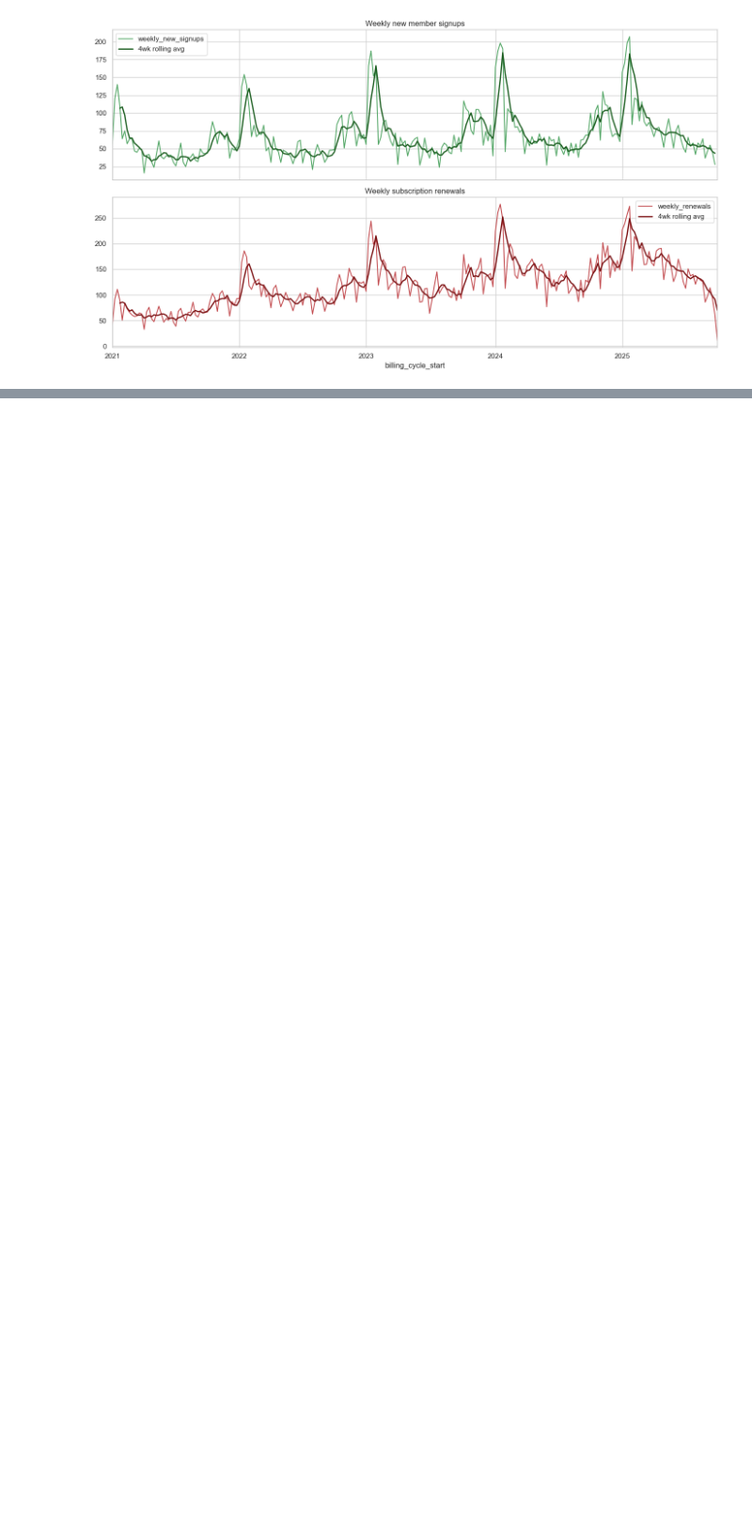
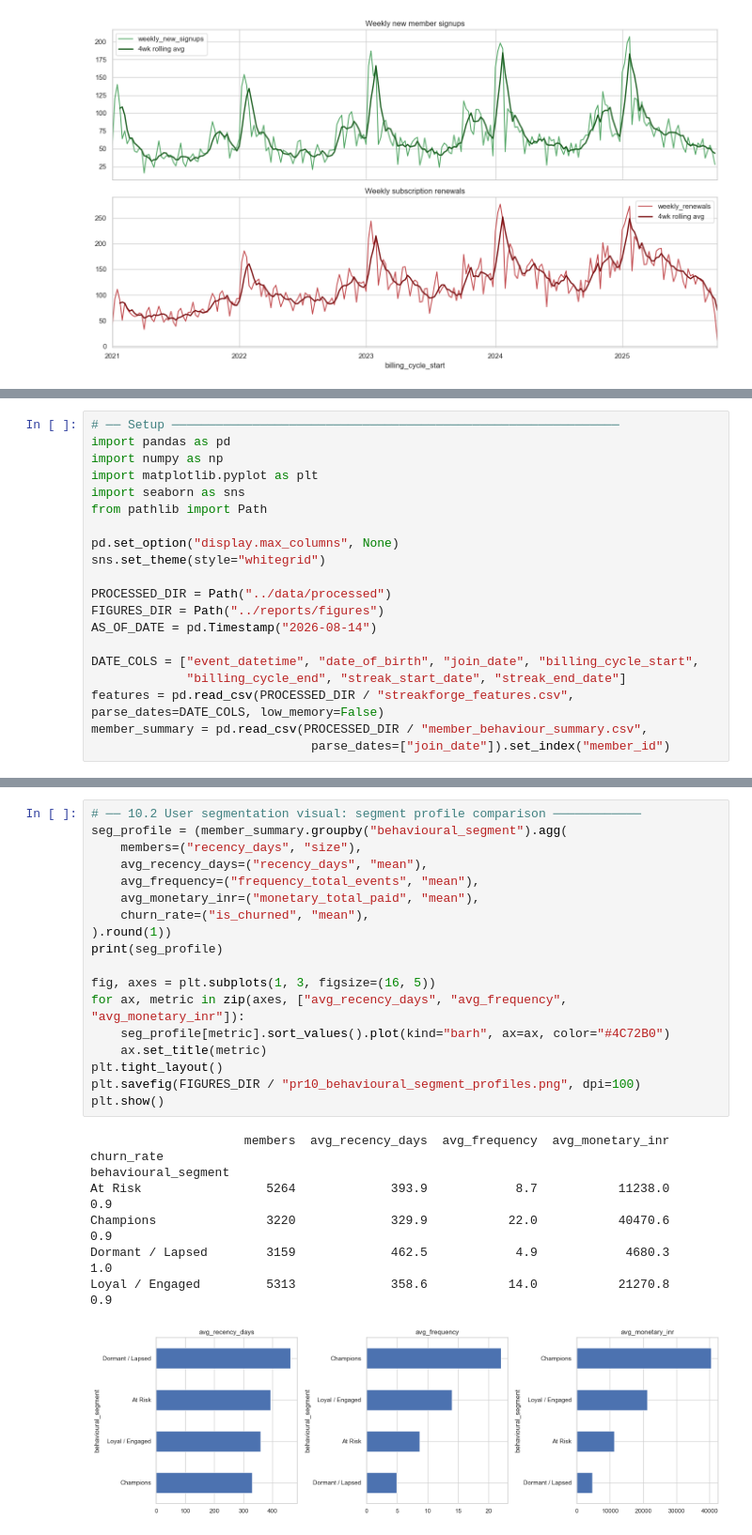
Before and after one commit to kalviumcommunity/JDF_StreakForge_Kalvium-Community, a Jupyter notebook: notebooks/04_eda_and_behavioural_analysis.ipynb, the cells around one changed output, grey strips where cells are left out. Shown at 94% size. Drawn from its saved outputs; the diff is of its cells as text; blank space fills up the shorter version.

Commit message:
Behavioural Analysis & User Segmentation; Funnel Analysis & Drop-Off Detection

```diff
--- a/notebooks/04_eda_and_behavioural_analysis.ipynb
+++ b/notebooks/04_eda_and_behavioural_analysis.ipynb
@@ -380,0 +383,20 @@ plt.show()
+# %%
+# ── Setup ─────────────────────────────────────────────────────────────
+import pandas as pd
+import numpy as np
+import matplotlib.pyplot as plt
+import seaborn as sns
+from pathlib import Path
+
+pd.set_option("display.max_columns", None)
+sns.set_theme(style="whitegrid")
+
+PROCESSED_DIR = Path("../data/processed")
+FIGURES_DIR = Path("../reports/figures")
+AS_OF_DATE = pd.Timestamp("2026-08-14")
+
+DATE_COLS = ["event_datetime", "date_of_birth", "join_date", "billing_cycle_start",
+             "billing_cycle_end", "streak_start_date", "streak_end_date"]
+features = pd.read_csv(PROCESSED_DIR / "streakforge_features.csv", parse_dates=DATE_COLS, low_memory=False)
+member_summary = pd.read_csv(PROCESSED_DIR / "member_behaviour_summary.csv",
+                              parse_dates=["join_date"]).set_index("member_id")
@@ -380,0 +457,26 @@ plt.show()
+# %%
+# ── 10.2 User segmentation visual: segment profile comparison ────────────
+seg_profile = (member_summary.groupby("behavioural_segment").agg(
+    members=("recency_days", "size"),
+    avg_recency_days=("recency_days", "mean"),
+    avg_frequency=("frequency_total_events", "mean"),
+    avg_monetary_inr=("monetary_total_paid", "mean"),
+    churn_rate=("is_churned", "mean"),
+).round(1))
+print(seg_profile)
+
+fig, axes = plt.subplots(1, 3, figsize=(16, 5))
+for ax, metric in zip(axes, ["avg_recency_days", "avg_frequency", "avg_monetary_inr"]):
+    seg_profile[metric].sort_values().plot(kind="barh", ax=ax, color="#4C72B0")
+    ax.set_title(metric)
+plt.tight_layout()
+plt.savefig(FIGURES_DIR / "pr10_behavioural_segment_profiles.png", dpi=100)
+plt.show()
+# %% [output]
+                     members  avg_recency_days  avg_frequency  avg_monetary_inr  churn_rate
+behavioural_segment
+At Risk                 5264             393.9            8.7           11238.0         0.9
+Champions               3220             329.9           22.0           40470.6         0.9
+Dormant / Lapsed        3159             462.5            4.9            4680.3         1.0
+Loyal / Engaged         5313             358.6           14.0           21270.8         0.9
+[figure, added]
```
Also changed, not shown: parts of 3 cells of this notebook, 3 other files.
